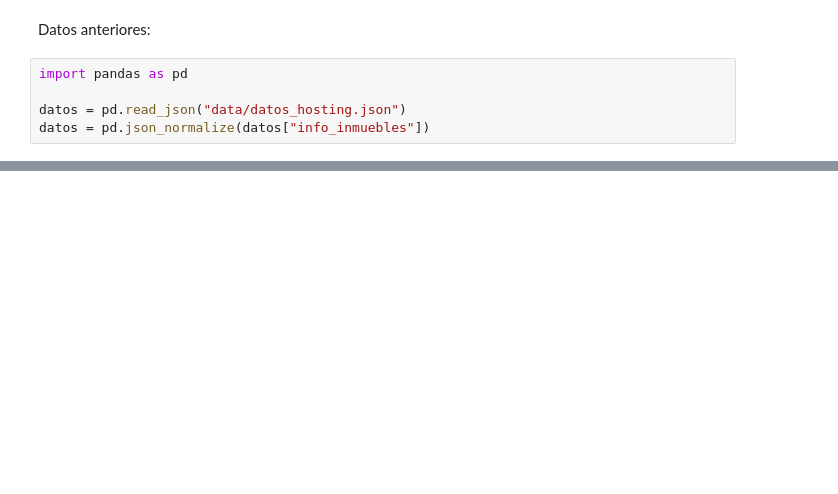
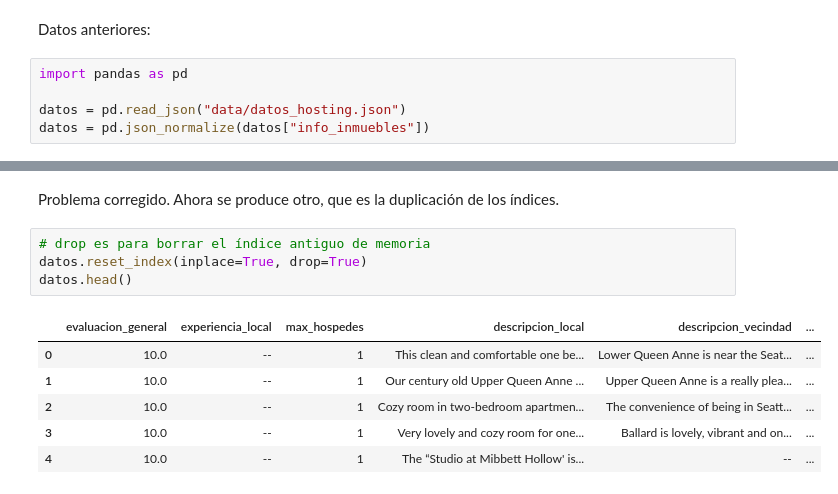
Before and after one commit to Ivan270/pandas-transformacion-manipulacion-datos, a Jupyter notebook: 2.1.datos-numericos.ipynb, the cells around one changed output, grey strips where cells are left out. Cells and saved outputs as stored; diff of their text form; blank space fills up the shorter version.

```diff
--- a/2.1.datos-numericos.ipynb
+++ b/2.1.datos-numericos.ipynb
@@ -12,0 +46,13 @@ datos.sample()
+# %% [markdown]
+Problema corregido. Ahora se produce otro, que es la duplicación de los índices.
+# %%
+# drop es para borrar el índice antiguo de memoria
+datos.reset_index(inplace=True, drop=True)
+datos.head()
+# %% [output]
+|  | evaluacion_general | experiencia_local | max_hospedes | descripcion_local | descripcion_vecindad | ... |
+| 0 | 10.0 | -- | 1 | This clean and comfortable one be... | Lower Queen Anne is near the Seat... | ... |
+| 1 | 10.0 | -- | 1 | Our century old Upper Queen Anne ... | Upper Queen Anne is a really plea... | ... |
+| 2 | 10.0 | -- | 1 | Cozy room in two-bedroom apartmen... | The convenience of being in Seatt... | ... |
+| 3 | 10.0 | -- | 1 | Very lovely and cozy room for one... | Ballard is lovely, vibrant and on... | ... |
+| 4 | 10.0 | -- | 1 | The “Studio at Mibbett Hollow' is... | -- | ... |
```
Also changed, not shown: parts of 28 cells of this notebook, 1 other file.
